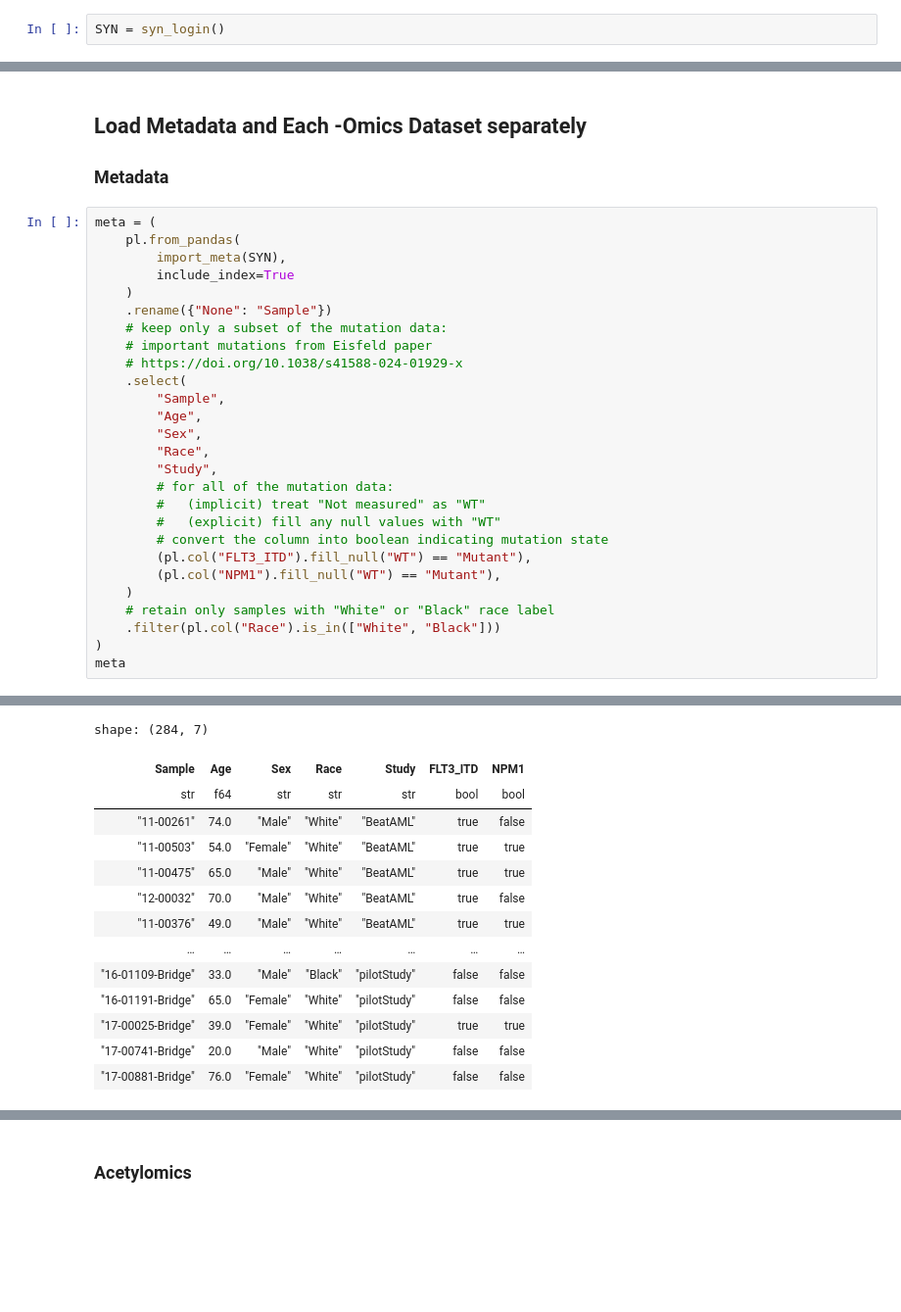
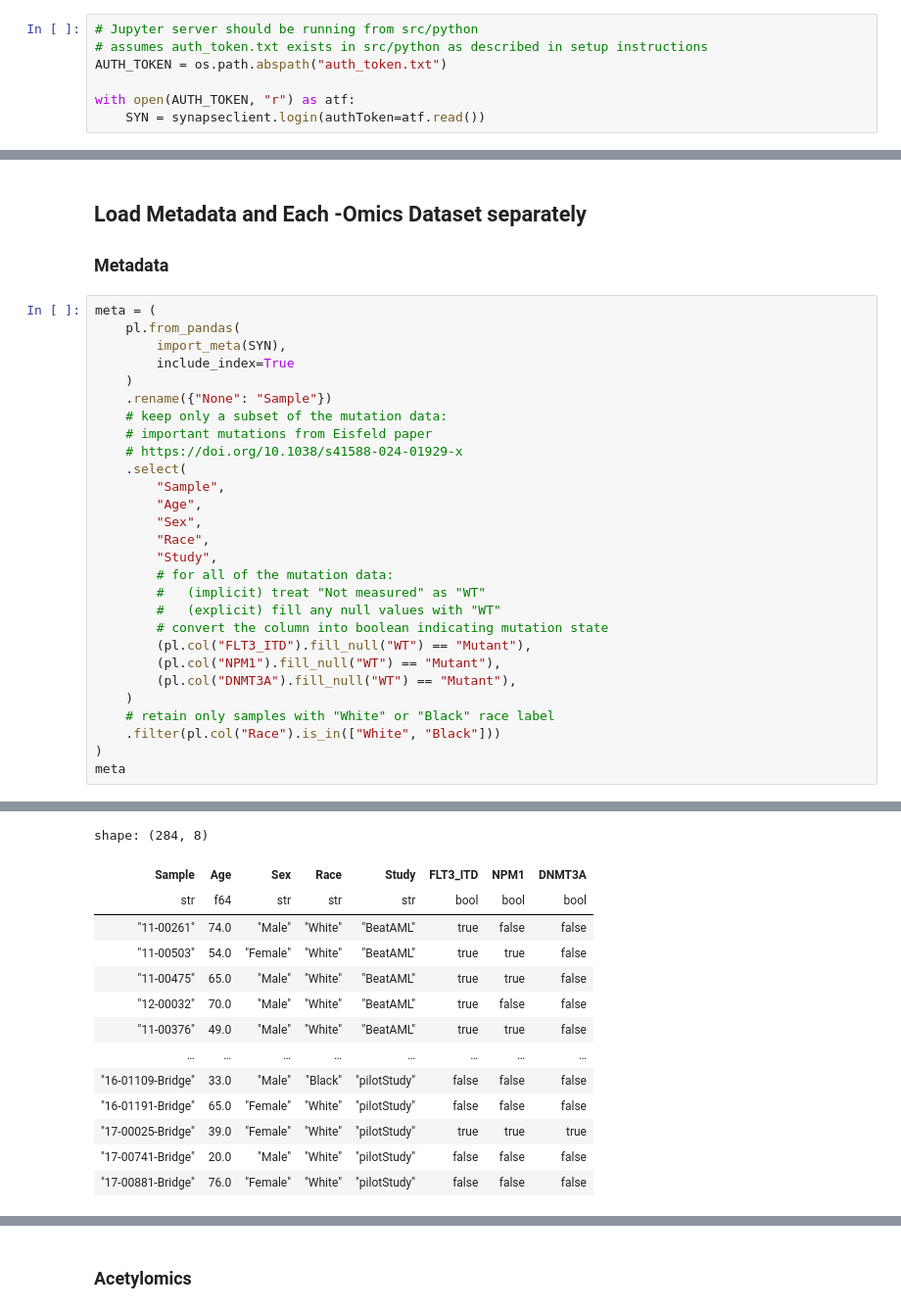
Before and after one commit to PNNL-CompBio/amlMultidrugResistance, a Jupyter notebook: aml_outcome_disparities/analysis/mutations/1_combined_data_table.ipynb, the cells around one changed output, grey strips where cells are left out. Shown at 98% size. Drawn from its saved outputs; the diff is of its cells as text; blank space fills up the shorter version.

Commit message:
update metadata table (and files on synapse) to include DNMT3A mutations

```diff
--- a/aml_outcome_disparities/analysis/mutations/1_combined_data_table.ipynb
+++ b/aml_outcome_disparities/analysis/mutations/1_combined_data_table.ipynb
@@ -32,7 +32,12 @@ from synapseclient.models import File as scFile
 # %% [markdown]
 ### Synapse login token/session
 # %%
-SYN = syn_login()
+# Jupyter server should be running from src/python
+# assumes auth_token.txt exists in src/python as described in setup instructions
+AUTH_TOKEN = os.path.abspath("auth_token.txt")
+
+with open(AUTH_TOKEN, "r") as atf:
+    SYN = synapseclient.login(authToken=atf.read())
 # %% [output]
 UPGRADE AVAILABLE
 
@@ -95,6 +100,7 @@ meta = (
         # convert the column into boolean indicating mutation state
         (pl.col("FLT3_ITD").fill_null("WT") == "Mutant"),
         (pl.col("NPM1").fill_null("WT") == "Mutant"),
+        (pl.col("DNMT3A").fill_null("WT") == "Mutant"),
     )
     # retain only samples with "White" or "Black" race label
     .filter(pl.col("Race").is_in(["White", "Black"]))
@@ -105,18 +111,18 @@ meta
 [syn64126463:beataml_waves1to4_sample_mapping.xlsx]: Found existing file at /Users/dylan.ross/.synapseCache/872/150013872/beataml_waves1to4_sample_mapping.xlsx, skipping download.
 [syn64126458:1-s2.0-S1535610822003129-mmc2.xlsx]: Found existing file at /Users/dylan.ross/.synapseCache/845/150013845/1-s2.0-S1535610822003129-mmc2.xlsx, skipping download.
 [syn26427388:beataml_wes_wv1to4_mutations_v4.xlsx]: Found existing file at /Users/dylan.ross/.synapseCache/369/83911369/beataml_wes_wv1to4_mutations_v4.xlsx, skipping download.
 [syn32533104:beataml_wes_wv1to4_mutations_177_samples.txt]: Found existing file at /Users/dylan.ross/.synapseCache/976/98264976/beataml_wes_wv1to4_mutations_177_samples.txt, skipping download.
-shape: (284, 7)
+shape: (284, 8)
-| Sample | Age | Sex | Race | Study | FLT3_ITD | NPM1 |
-| str | f64 | str | str | str | bool | bool |
-| "11-00261" | 74.0 | "Male" | "White" | "BeatAML" | true | false |
-| "11-00503" | 54.0 | "Female" | "White" | "BeatAML" | true | true |
-| "11-00475" | 65.0 | "Male" | "White" | "BeatAML" | true | true |
-| "12-00032" | 70.0 | "Male" | "White" | "BeatAML" | true | false |
-| "11-00376" | 49.0 | "Male" | "White" | "BeatAML" | true | true |
-| … | … | … | … | … | … | … |
-| "16-01109-Bridge" | 33.0 | "Male" | "Black" | "pilotStudy" | false | false |
-| "16-01191-Bridge" | 65.0 | "Female" | "White" | "pilotStudy" | false | false |
-| "17-00025-Bridge" | 39.0 | "Female" | "White" | "pilotStudy" | true | true |
-| "17-00741-Bridge" | 20.0 | "Male" | "White" | "pilotStudy" | false | false |
-| "17-00881-Bridge" | 76.0 | "Female" | "White" | "pilotStudy" | false | false |
+| Sample | Age | Sex | Race | Study | FLT3_ITD | NPM1 | DNMT3A |
+| str | f64 | str | str | str | bool | bool | bool |
+| "11-00261" | 74.0 | "Male" | "White" | "BeatAML" | true | false | false |
+| "11-00503" | 54.0 | "Female" | "White" | "BeatAML" | true | true | false |
+| "11-00475" | 65.0 | "Male" | "White" | "BeatAML" | true | true | false |
+| "12-00032" | 70.0 | "Male" | "White" | "BeatAML" | true | false | false |
+| "11-00376" | 49.0 | "Male" | "White" | "BeatAML" | true | true | false |
+| … | … | … | … | … | … | … | … |
+| "16-01109-Bridge" | 33.0 | "Male" | "Black" | "pilotStudy" | false | false | false |
+| "16-01191-Bridge" | 65.0 | "Female" | "White" | "pilotStudy" | false | false | false |
+| "17-00025-Bridge" | 39.0 | "Female" | "White" | "pilotStudy" | true | true | true |
+| "17-00741-Bridge" | 20.0 | "Male" | "White" | "pilotStudy" | false | false | false |
+| "17-00881-Bridge" | 76.0 | "Female" | "White" | "pilotStudy" | false | false | false |
```
Also changed, not shown: parts of 13 cells of this notebook.
